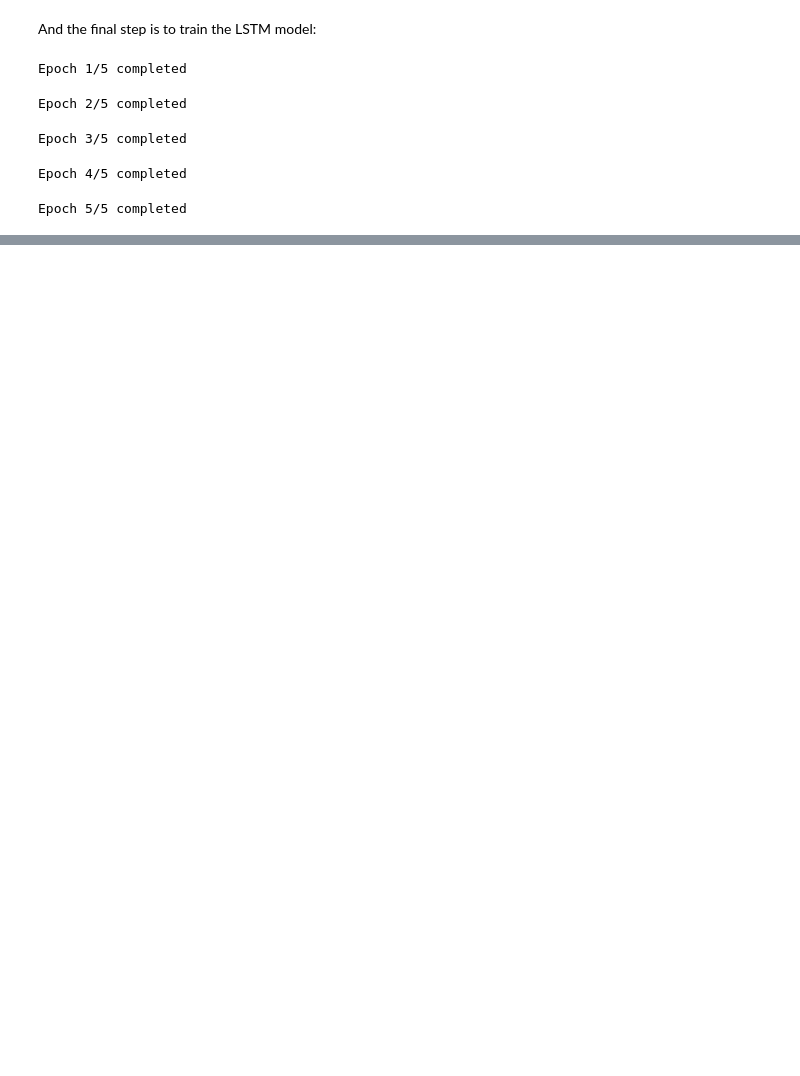
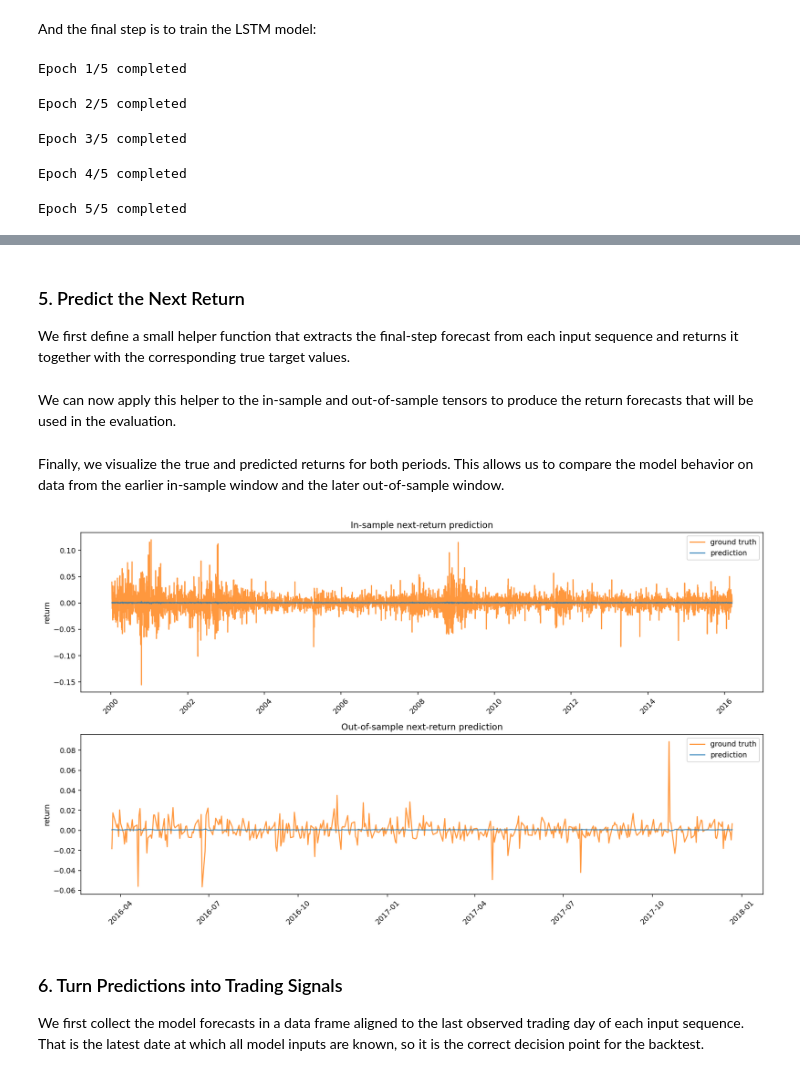
Before and after one commit to HSG-AIML-Teaching/AI2026-Lab, a Jupyter notebook: lab_09/lab_09.ipynb, the cells around one changed output, grey strips where cells are left out. Cells and saved outputs as stored; diff of their text form; code cells hidden in the pictures; blank space fills up the shorter version.

```diff
--- a/lab_09/lab_09.ipynb
+++ b/lab_09/lab_09.ipynb
@@ -492,0 +695,11 @@ generate_text(model, dataset.char_to_int, dataset.int_to_char, prompt, device=de
+# %%
+train_dates, train_sequences = build_sequences(train_stock_data, sequence_length)
+valid_dates, valid_sequences = build_sequences(valid_stock_data, sequence_length)
+
+train_inputs = torch.from_numpy(train_sequences[:, :-1]).float()
+train_targets = torch.from_numpy(train_sequences[:, 1:]).float()
+valid_inputs = torch.from_numpy(valid_sequences[:, :-1]).float()
+valid_targets = torch.from_numpy(valid_sequences[:, 1:]).float()
+
+print('Train input shape:', tuple(train_inputs.shape))
+print('Validation input shape:', tuple(valid_inputs.shape))
@@ -492,0 +747,9 @@ generate_text(model, dataset.char_to_int, dataset.int_to_char, prompt, device=de
+# %%
+state_dict = torch.load(MODEL_PATH, map_location=device)
+lstm_model = LSTMNet().to(device)
+lstm_model.load_state_dict(state_dict)
+lstm_model.eval()
+num_params = sum(param.numel() for param in lstm_model.parameters())
+print(f'Loaded checkpoint: {MODEL_PATH}')
+print(lstm_model)
+print(f'Number of parameters: {num_params:,}')
@@ -492,0 +764,40 @@ generate_text(model, dataset.char_to_int, dataset.int_to_char, prompt, device=de
+# %% [markdown]
+### 5. Predict the Next Return
+
+
+
+We first define a small helper function that extracts the final-step forecast from each input sequence and returns it together with the corresponding true target values.
+# %%
+def predict_last_step(model, inputs, targets):
+    with torch.no_grad():
+        predictions = model(inputs.to(device)).cpu().numpy()[:, -1]
+    return predictions, targets.numpy()[:, -1]
+# %% [markdown]
+We can now apply this helper to the in-sample and out-of-sample tensors to produce the return forecasts that will be used in the evaluation.
+# %%
+train_predictions, train_truth = predict_last_step(lstm_model, train_inputs, train_targets)
+valid_predictions, valid_truth = predict_last_step(lstm_model, valid_inputs, valid_targets)
+# %% [markdown]
+Finally, we visualize the true and predicted returns for both periods. This allows us to compare the model behavior on data from the earlier in-sample window and the later out-of-sample window.
+# %%
+fig, axes = plt.subplots(2, 1, figsize=(14, 8), sharex=False)
+for ax, dates, truth, predictions, title in [
+    (axes[0], train_dates[:, -1], train_truth, train_predictions, 'In-sample next-return prediction'),
+    (axes[1], valid_dates[:, -1], valid_truth, valid_predictions, 'Out-of-sample next-return prediction')]:
+
+    ax.plot(dates, truth, label='ground truth', color='C1', alpha=0.8)
+    ax.plot(dates, predictions, label='prediction', color='C0', alpha=0.8)
+    ax.set_title(title)
+    ax.set_ylabel('return')
+    ax.legend()
+
+    for tick in ax.get_xticklabels():
+        tick.set_rotation(45)
+
+plt.tight_layout()
+# %% [output]
+[figure, added]
+# %% [markdown]
+### 6. Turn Predictions into Trading Signals
+
+We first collect the model forecasts in a data frame aligned to the last observed trading day of each input sequence. That is the latest date at which all model inputs are known, so it is the correct decision point for the backtest.
```
Also changed, not shown: parts of 90 cells of this notebook, 22 other files.
